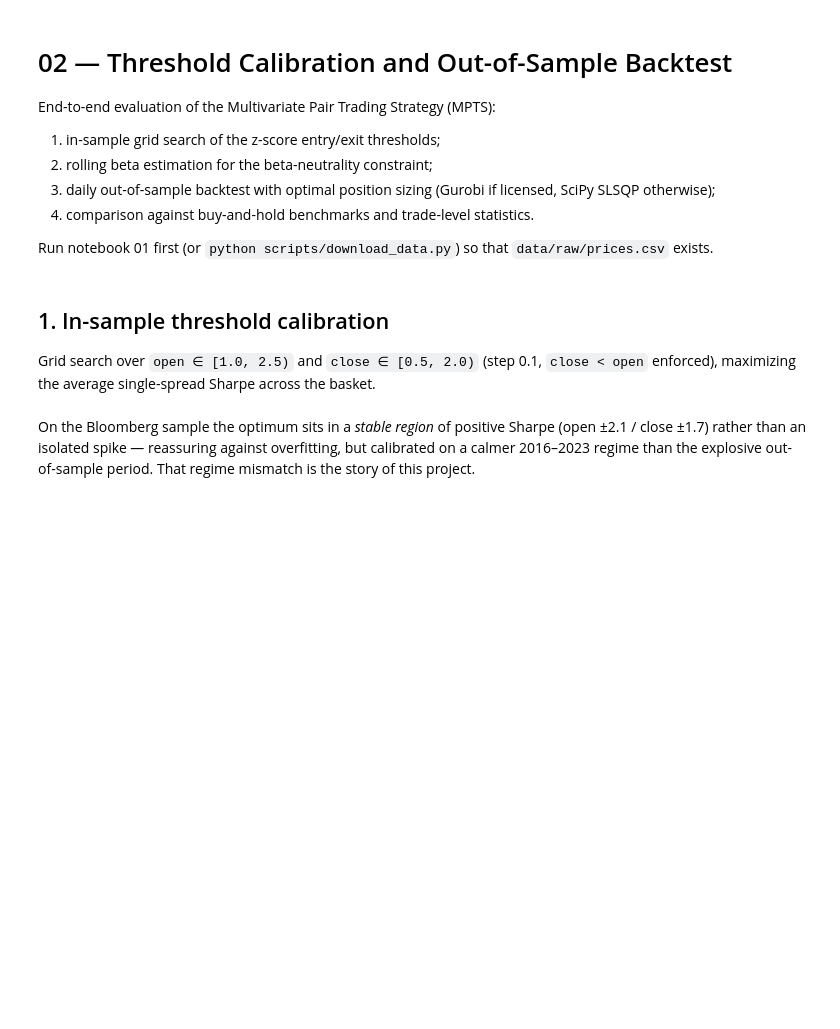
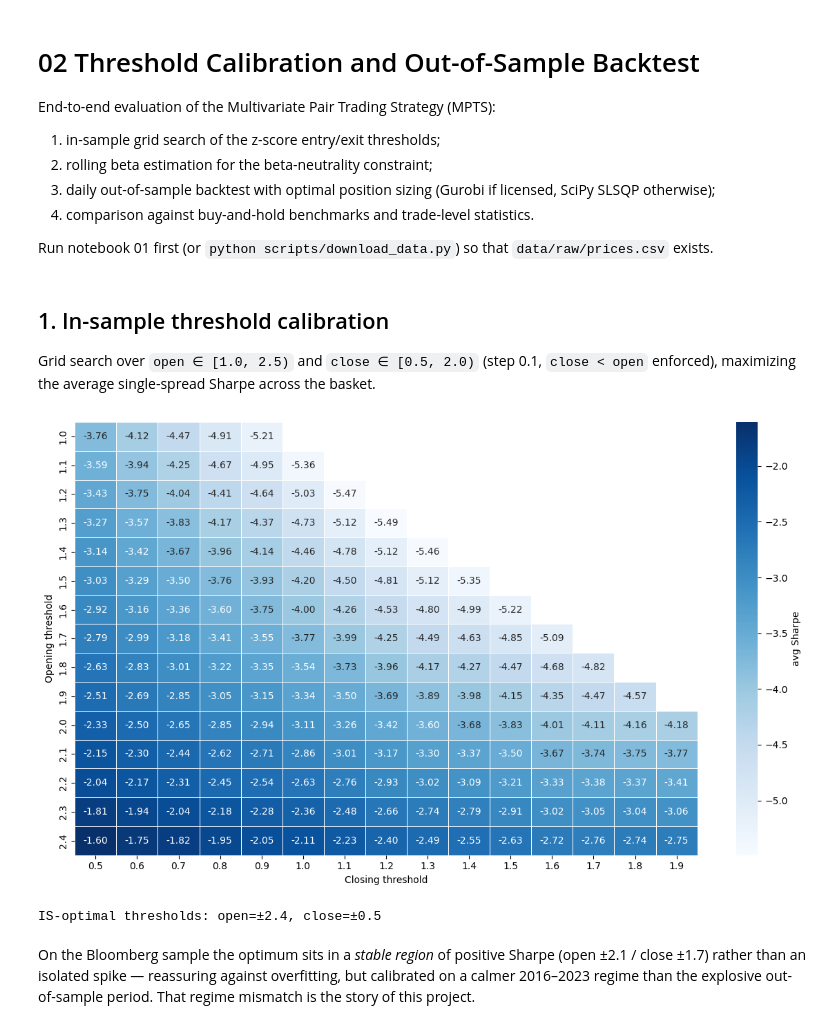
Before and after one commit to Edoardovona/multivariate-pairs-trading-coffee, a Jupyter notebook: notebooks/02_backtest_analysis.ipynb, the cells around one changed output. Saved outputs shown, nothing was run; the diff lists cells and outputs as text; code cells hidden in the pictures; blank space fills up the shorter version.

```diff
--- a/notebooks/02_backtest_analysis.ipynb
+++ b/notebooks/02_backtest_analysis.ipynb
@@ -1,5 +1,5 @@
 # %% [markdown]
-# 02 — Threshold Calibration and Out-of-Sample Backtest
+# 02 Threshold Calibration and Out-of-Sample Backtest
 
 End-to-end evaluation of the Multivariate Pair Trading Strategy (MPTS):
 
@@ -25,16 +25,14 @@ import yaml
 
 from src import backtest, data, hedging, metrics, signals, stat_tests
 
-cfg = yaml.safe_load(open("../configs/default.yaml", encoding="utf-8"))
+cfg = yaml.safe_load(open("../configs/bloomberg.yaml", encoding="utf-8"))
 ANCHOR = cfg["universe"]["anchor"]
 EQUITIES = cfg["universe"]["equities"]
 WINDOW = cfg["signals"]["zscore_window"]
 # %%
 prices = data.load_prices("../" + cfg["data"]["path"])
 log_prices = data.to_log_prices(prices)
-log_is, log_oos, split_date = data.train_test_split(
-    log_prices, ANCHOR, cfg["split"]["ratio"]
-)
+log_is, log_oos, split_date = data.train_test_split(log_prices, ANCHOR, cfg["split"]["ratio"])
 RF = cfg["strategy"]["risk_free_rate"]
 TC = cfg["strategy"]["transaction_cost"]
 # %% [markdown]
@@ -44,24 +42,25 @@ Grid search over `open ∈ [1.0, 2.5)` and `close ∈ [0.5, 2.0)` (step 0.1,
 `close < open` enforced), maximizing the average single-spread Sharpe across
 the basket.
 # %%
-grid_results, heatmap = signals.grid_search_thresholds(
-    log_is, EQUITIES, ANCHOR, window=WINDOW, risk_free_rate=RF
-)
+grid_results, heatmap = signals.grid_search_thresholds(log_is, EQUITIES, ANCHOR, window=WINDOW, risk_free_rate=RF)
 open_grid = np.round(np.arange(1.0, 2.5, 0.1), 1)
 close_grid = np.round(np.arange(0.5, 2.0, 0.1), 1)
 
 fig, ax = plt.subplots(figsize=(12, 7))
 sns.heatmap(heatmap, annot=True, fmt=".2f", cmap="Blues",
             xticklabels=close_grid, yticklabels=open_grid,
             linewidths=0.5, cbar_kws={"label": "avg Sharpe"}, ax=ax)
 ax.set_xlabel("Closing threshold")
 ax.set_ylabel("Opening threshold")
 plt.tight_layout()
 plt.show()
 
 best_open = float(grid_results.iloc[0]["open"])
 best_close = float(grid_results.iloc[0]["close"])
 print(f"IS-optimal thresholds: open=±{best_open}, close=±{best_close}")
+# %% [output]
+[figure, added]
+IS-optimal thresholds: open=±2.4, close=±0.5
 # %% [markdown]
 On the Bloomberg sample the optimum sits in a *stable region* of positive
 Sharpe (open ±2.1 / close ±1.7) rather than an isolated spike — reassuring
```
Also changed, not shown: 4 other files.
